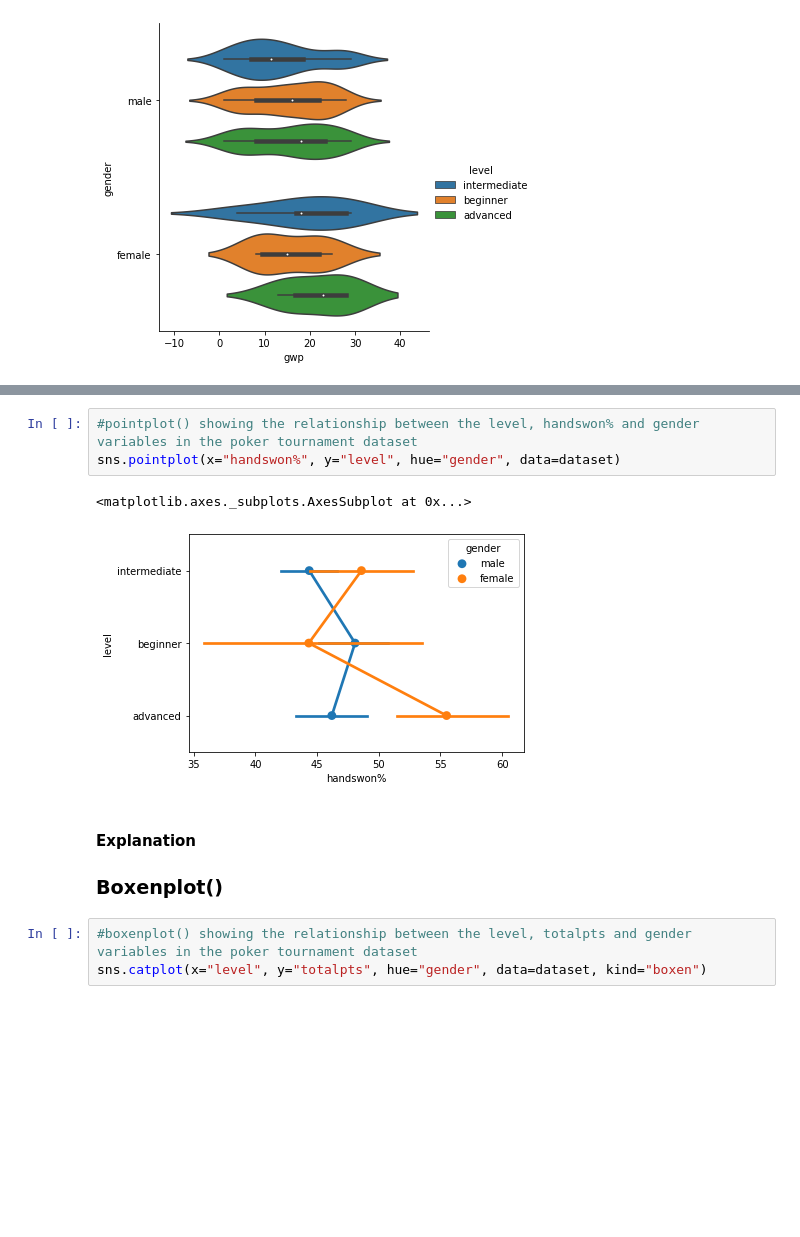
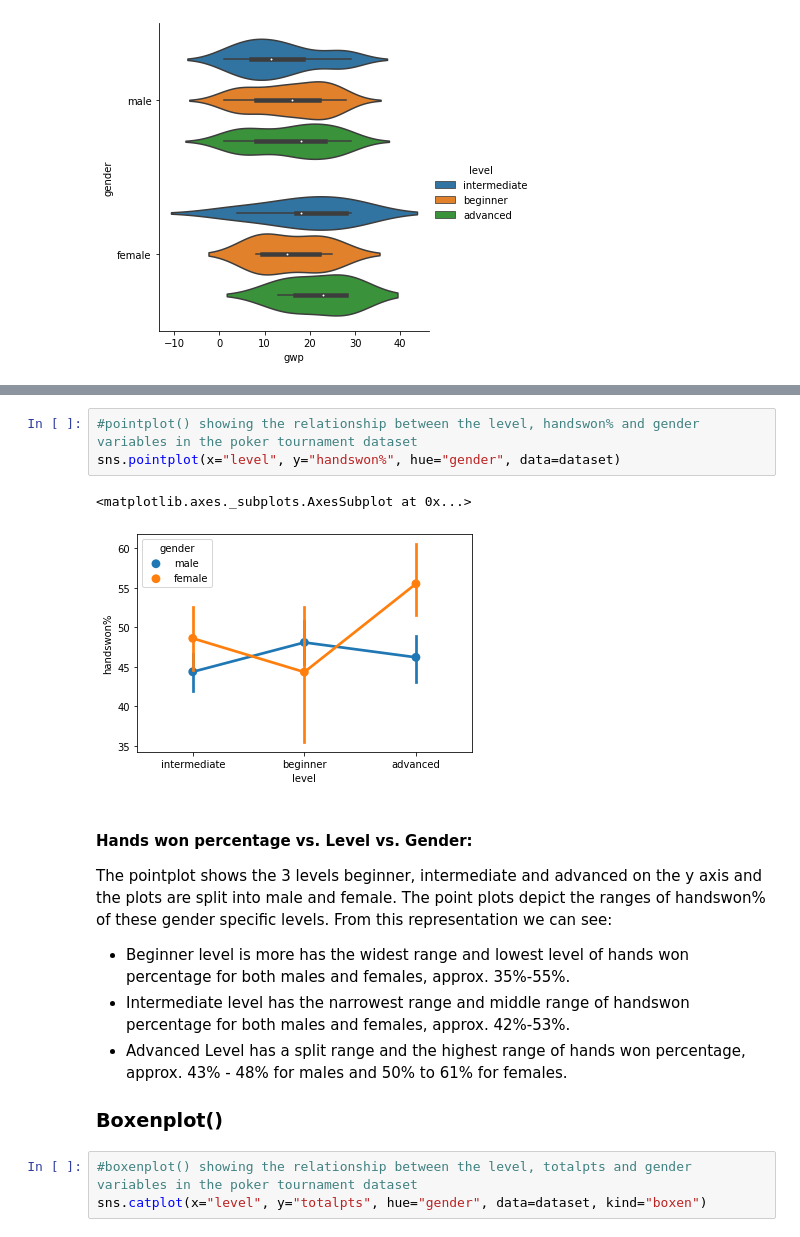
Before and after one commit to garycunningham89/progdataanalysisproject, a Jupyter notebook: Programming for Data Analysis Final Project.ipynb, the cells around one changed output, grey strips where cells are left out. Saved outputs shown, nothing was run; the diff lists cells and outputs as text; blank space fills up the shorter version.

Commit message:
Final Commit of the Programming for Data Analysis Assignment

```diff
--- a/Programming for Data Analysis Final Project.ipynb
+++ b/Programming for Data Analysis Final Project.ipynb
@@ -711,13 +722,17 @@ sns.catplot(x='gwp', y="gender", hue="level", data=dataset, kind="violin")
 # %%
 #pointplot() showing the relationship between the level, handswon% and gender variables in the poker tournament dataset
-sns.pointplot(x="handswon%", y="level", hue="gender", data=dataset)
+sns.pointplot(x="level", y="handswon%", hue="gender", data=dataset)
 # %% [output]
 <matplotlib.axes._subplots.AxesSubplot at 0x...>
-[figure, old version]
+[figure, new version]
-# %% [markdown]
-#### Explanation
-
-### Boxenplot()
+# %% [markdown]
+#### Hands won percentage vs. Level vs. Gender:
+The pointplot shows the 3 levels beginner, intermediate and advanced on the y axis and the plots are split into male and female. The point plots depict the ranges of handswon% of these gender specific levels. From this representation we can see:
+* Beginner level is more has the widest range and lowest level of hands won percentage for both males and females, approx. 35%-55%.
+* Intermediate level has the narrowest range and middle range of handswon percentage for both males and females, approx. 42%-53%.
+* Advanced Level has a split range and the highest range of hands won percentage, approx. 43% - 48% for males and 50% to 61% for females.
+
+### Boxenplot()
 # %%
 #boxenplot() showing the relationship between the level, totalpts and gender variables in the poker tournament dataset
 sns.catplot(x="level", y="totalpts", hue="gender", data=dataset, kind="boxen")
```
Also changed, not shown: parts of 21 cells of this notebook.
